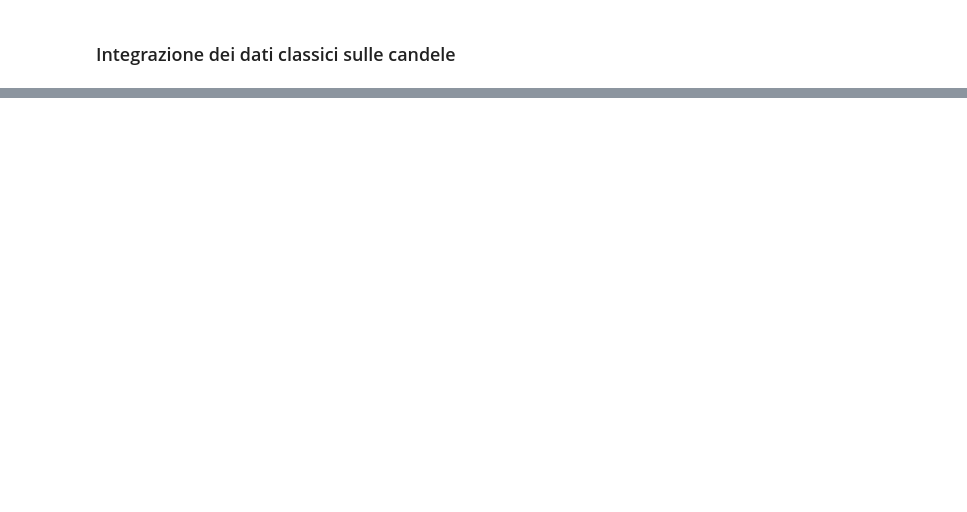
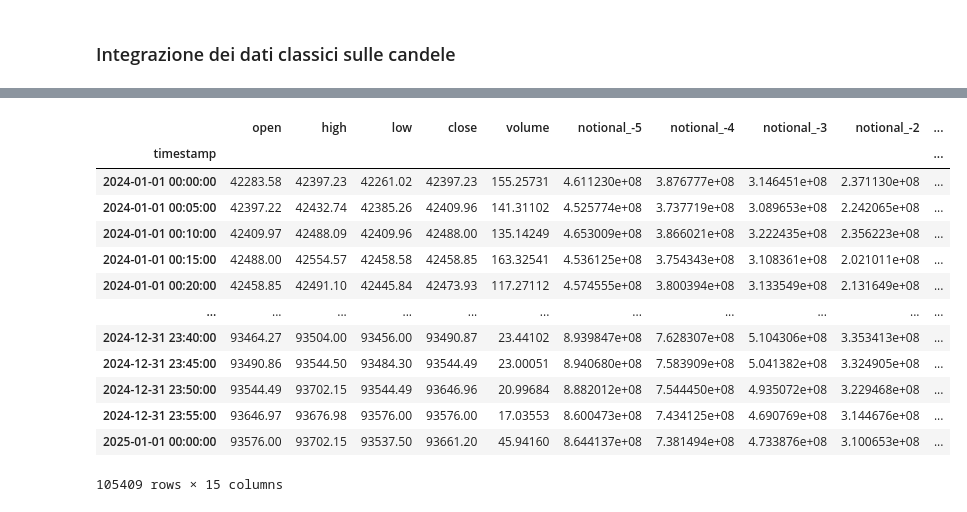
Before and after one commit to AleImbri/Crypto-machine-learning, a Jupyter notebook: Download dati con order book.ipynb, the cells around one changed output, grey strips where cells are left out. Saved outputs shown, nothing was run; the diff lists cells and outputs as text; code cells hidden in the pictures; blank space fills up the shorter version.

```diff
--- a/Download dati con order book.ipynb
+++ b/Download dati con order book.ipynb
@@ -88,10 +165,7 @@ Dati concatenati salvati in BTCUSDT_order_book_2024.csv
 #### Lettura order_book_df
 # %%
 # Leggiamo il CSV e convertiamo la colonna "timestamp" in datetime
-order_book_df = pd.read_csv('BTCUSDT_order_book_2024.csv', parse_dates=['timestamp'])
-# Poiché lo snapshot ha precisione al secondo, prendiamo i timestamp unici
-unique_timestamps = sorted(order_book_df['timestamp'].unique())
-print(f"Timestamp unici trovati: {len(unique_timestamps)}")
+order_book_df = pd.read_csv('BTCUSDT_bookDepth_2024.csv', parse_dates=['timestamp'])
 order_book_df
 # %% [output]
 Timestamp unici trovati: 1047474
@@ -235,0 +372,45 @@ KeyboardInterrupt:
+# %%
+# --- Preparazione dei DataFrame ---
+# candles_df: DataFrame con indice timestamp (precisione 1 minuto) e colonne OHLCV (e altre se presenti)
+# order_book_df: DataFrame con indice timestamp (con secondi) e colonne appiattite (es. notional_-5, depth_-5, ecc.)
+
+# Assicuriamoci che gli indici siano in formato datetime
+candles_df.index = pd.to_datetime(candles_df.index)
+order_book_df.index = pd.to_datetime(order_book_df.index)
+
+# Pre-calcoliamo l'array degli orari di order_book_df in secondi (usando np.int64 per maggiore efficienza)
+order_times = order_book_df.index.astype(np.int64) // 10**9
+order_times = order_times.to_numpy()  # Array numpy
+
+# --- Aggregazione ---
+# Creiamo una lista per memorizzare i risultati aggregati per ogni timestamp in candles_df
+aggregated_results = []
+# Per ogni timestamp in candles_df (che sono regolarmente spaziati ogni 5 minuti)
+for T in candles_df.index:
+    agg_series = aggregate_order_book_for_minute_fast(T, order_times, order_book_df, window_seconds=150)
+    agg_series.name = T  # Imposta il nome della serie come il timestamp
+    aggregated_results.append(agg_series)
+
+# Creiamo un DataFrame con i risultati aggregati
+order_book_agg = pd.DataFrame(aggregated_results)
+order_book_agg.index.name = 'timestamp'
+
+# --- Unione con candles_df ---
+# Join: manteniamo i timestamp (minuti) di candles_df
+final_df = candles_df.join(order_book_agg, how='left')
+final_df
+# %% [output]
+|  | open | high | low | close | volume | notional_-5 | notional_-4 | notional_-3 | notional_-2 | ... |
+| timestamp |  |  |  |  |  |  |  |  |  | ... |
+| 2024-01-01 00:00:00 | 42283.58 | 42397.23 | 42261.02 | 42397.23 | 155.25731 | 4.611230e+08 | 3.876777e+08 | 3.146451e+08 | 2.371130e+08 | ... |
+| 2024-01-01 00:05:00 | 42397.22 | 42432.74 | 42385.26 | 42409.96 | 141.31102 | 4.525774e+08 | 3.737719e+08 | 3.089653e+08 | 2.242065e+08 | ... |
+| 2024-01-01 00:10:00 | 42409.97 | 42488.09 | 42409.96 | 42488.00 | 135.14249 | 4.653009e+08 | 3.866021e+08 | 3.222435e+08 | 2.356223e+08 | ... |
+| 2024-01-01 00:15:00 | 42488.00 | 42554.57 | 42458.58 | 42458.85 | 163.32541 | 4.536125e+08 | 3.754343e+08 | 3.108361e+08 | 2.021011e+08 | ... |
+| 2024-01-01 00:20:00 | 42458.85 | 42491.10 | 42445.84 | 42473.93 | 117.27112 | 4.574555e+08 | 3.800394e+08 | 3.133549e+08 | 2.131649e+08 | ... |
+| ... | ... | ... | ... | ... | ... | ... | ... | ... | ... | ... |
+| 2024-12-31 23:40:00 | 93464.27 | 93504.00 | 93456.00 | 93490.87 | 23.44102 | 8.939847e+08 | 7.628307e+08 | 5.104306e+08 | 3.353413e+08 | ... |
+| 2024-12-31 23:45:00 | 93490.86 | 93544.50 | 93484.30 | 93544.49 | 23.00051 | 8.940680e+08 | 7.583909e+08 | 5.041382e+08 | 3.324905e+08 | ... |
+| 2024-12-31 23:50:00 | 93544.49 | 93702.15 | 93544.49 | 93646.96 | 20.99684 | 8.882012e+08 | 7.544450e+08 | 4.935072e+08 | 3.229468e+08 | ... |
+| 2024-12-31 23:55:00 | 93646.97 | 93676.98 | 93576.00 | 93576.00 | 17.03553 | 8.600473e+08 | 7.434125e+08 | 4.690769e+08 | 3.144676e+08 | ... |
+| 2025-01-01 00:00:00 | 93576.00 | 93702.15 | 93537.50 | 93661.20 | 45.94160 | 8.644137e+08 | 7.381494e+08 | 4.733876e+08 | 3.100653e+08 | ... |
+105409 rows × 15 columns
```
Also changed, not shown: parts of 46 cells of this notebook, 6 other files.
